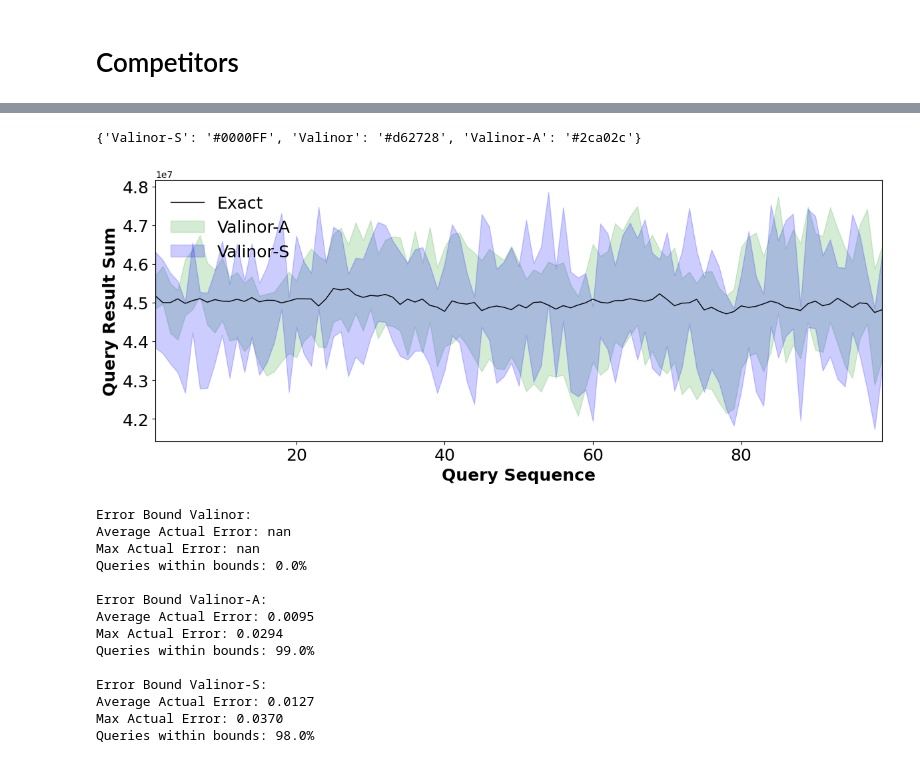
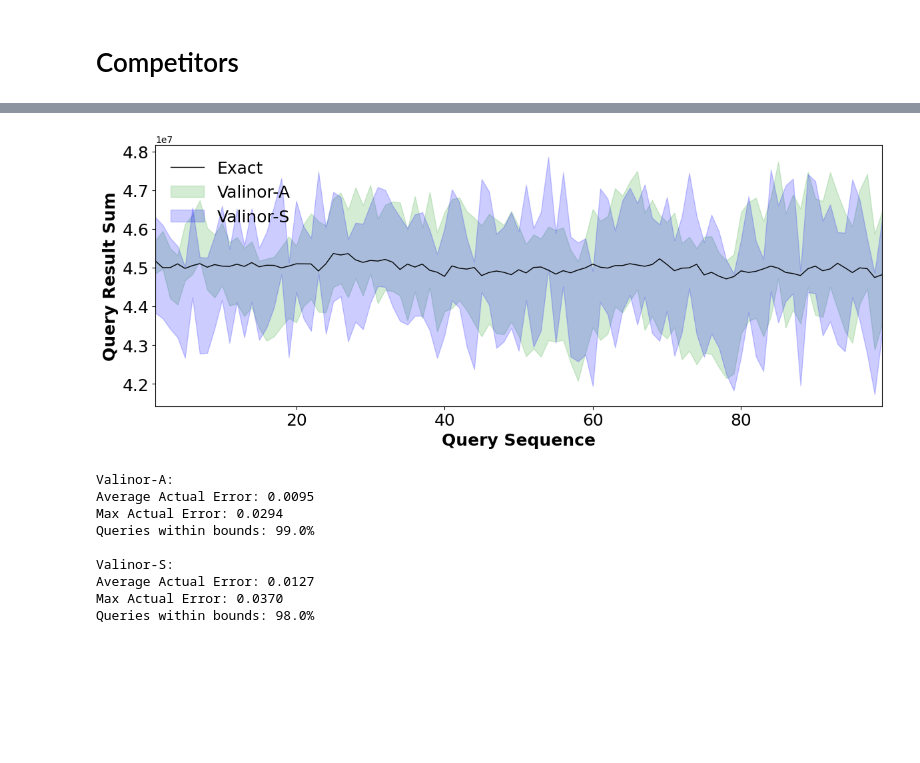
Before and after one commit to VisualFacts/rawvis-index, a Jupyter notebook: experiments/plot_creator.ipynb, the cells around one changed output, grey strips where cells are left out. Saved outputs shown, nothing was run; the diff lists cells and outputs as text; code cells hidden in the pictures; blank space fills up the shorter version.

```diff
--- a/experiments/plot_creator.ipynb
+++ b/experiments/plot_creator.ipynb
@@ -760,38 +851,0 @@ plot_aggregated_competitors_per_column_with_bars(valinor_dir, valinor_s_dir, def
-# %%
-def get_competitor_agg_df_2(valinor_dir, valinor_s_dir, eb, include_initialization=False):
-    # Load the data
-    valinor_s_df = load_specific_experimental_data(valinor_s_dir, eb)
-    valinor_s_df = valinor_s_df[valinor_s_df['run'] == 1]
-    # Group by errorBound and query number, then calculate mean and std
-    valinor_s_agg_df = valinor_s_df.groupby('i').agg(
-        conf_lb=('Confidence Interval LB', 'mean'),
-        conf_ub=('Confidence Interval UB', 'mean'),
-        error_bound=('Error Bound', 'mean'),
-    ).reset_index()
-    valinor_s_agg_df['method'] = "Valinor-S"
-
-    valinor_df = load_specific_experimental_data(valinor_dir, "_0_")
-    valinor_df = valinor_df[valinor_df['run'] == 1]
-    # Group by errorBound and query number, then calculate mean and std
-    valinor_agg_df = valinor_df.groupby('i').agg(
-        val=('Query Result Sum', 'mean'),
-    ).reset_index()
-    valinor_agg_df['method'] = "Valinor"
-
-    valinor_a_df = load_specific_experimental_data(valinor_dir, eb)
-    valinor_a_df = valinor_a_df[valinor_a_df['run'] == 1]
-    # Group by errorBound and query number, then calculate mean and std
-    valinor_a_agg_df = valinor_a_df.groupby('i').agg(
-        conf_lb=('Confidence Interval LB', 'mean'),
-        conf_ub=('Confidence Interval UB', 'mean'),
-        error_bound=('Error Bound', 'mean'),
-    ).reset_index()
-    valinor_a_agg_df['method'] = "Valinor-A"
-
-    agg_df = pd.concat([valinor_s_agg_df, valinor_agg_df, valinor_a_agg_df], ignore_index=True)
-
-    # Optionally exclude the first point (initialization time)
-    if not include_initialization:
-        agg_df = agg_df[agg_df['i'] != 0]
-
-    return agg_df
@@ -858,22 +986,16 @@ def compare_all_competitor_error_bounds(valinor_dir, valinor_s_dir, eb, include_
         print(f"Max Actual Error: {actual_errors.max():.4f}")
         print(f"Queries within bounds: {within_bounds*100:.1f}%")
 # %%
-compare_all_competitor_error_bounds(valinor_dir, valinor_s_dir, default_valinor_a_eb)
+compare_all_competitor_error_bounds(selected_competitors, default_valinor_a_eb)
 # %% [output]
+[figure]
-{'Valinor-S': '#0000FF', 'Valinor': '#d62728', 'Valinor-A': '#2ca02c'}
+Valinor-A:
+Average Actual Error: 0.0095
+Max Actual Error: 0.0294
+Queries within bounds: 99.0%
+
+Valinor-S:
+Average Actual Error: 0.0127
+Max Actual Error: 0.0370
+Queries within bounds: 98.0%
-[figure]
-Error Bound Valinor:
-Average Actual Error: nan
-Max Actual Error: nan
-Queries within bounds: 0.0%
-
-Error Bound Valinor-A:
-Average Actual Error: 0.0095
-Max Actual Error: 0.0294
-Queries within bounds: 99.0%
-
-Error Bound Valinor-S:
-Average Actual Error: 0.0127
-Max Actual Error: 0.0370
-Queries within bounds: 98.0%
 # %%
```
Also changed, not shown: parts of 15 cells of this notebook, 5 other files.
